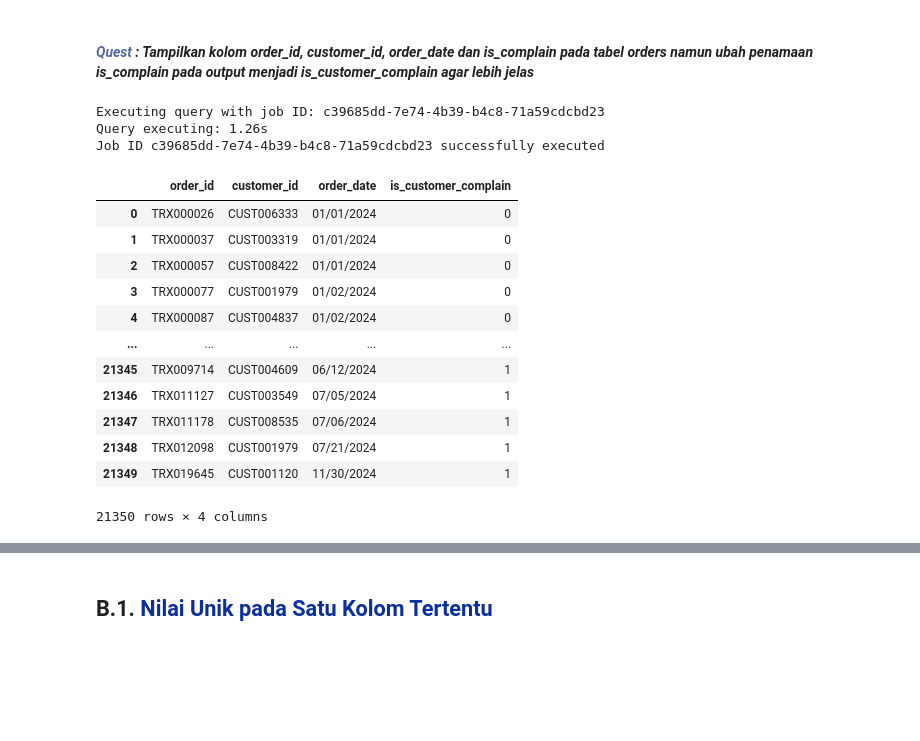
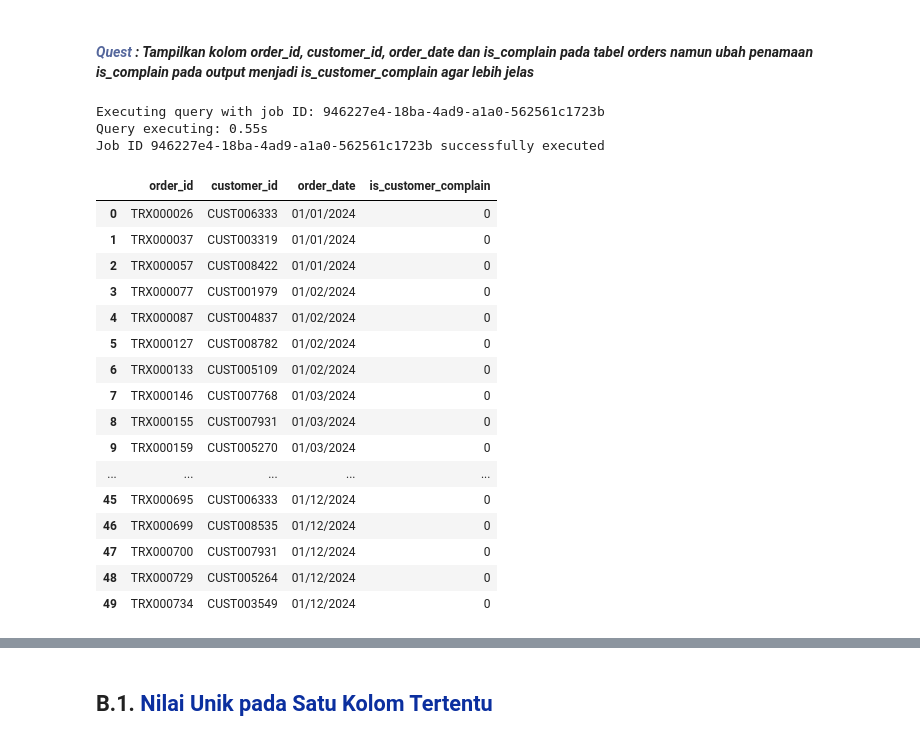
Before and after one commit to Putri-Hasinatuzzafira/SQL_Bigquery-DQLab, a Jupyter notebook: 01_select_limit_orderby.ipynb, the cells around one changed output, grey strips where cells are left out. Drawn from its saved outputs; the diff is of its cells as text; code cells hidden in the pictures; blank space fills up the shorter version.

```diff
--- a/01_select_limit_orderby.ipynb
+++ b/01_select_limit_orderby.ipynb
@@ -112,31 +124,36 @@ Terkadang perlu untuk memberi nama lain pada saat data ditampilkan untuk memperm
 # %%
 %%bigquery --project {project_id} --verbose
 
 -- Tampilkan kolom order_id, customer_id, order_date dan is_complain pada tabel orders
 -- namun ubah penamaan is_complain pada output menjadi is_customer_complain
 SELECT
   order_id,
   customer_id,
   order_date,
   is_complain AS is_customer_complain
 FROM dqlab-putri512.dq_pizza.orders
+LIMIT 50
 # %% [output]
-Executing query with job ID: c39685dd-7e74-4b39-b4c8-71a59cdcbd23
-Query executing: 1.26s
-Job ID c39685dd-7e74-4b39-b4c8-71a59cdcbd23 successfully executed
+Executing query with job ID: 946227e4-18ba-4ad9-a1a0-562561c1723b
+Query executing: 0.55s
+Job ID 946227e4-18ba-4ad9-a1a0-562561c1723b successfully executed
 |  | order_id | customer_id | order_date | is_customer_complain |
 | 0 | TRX000026 | CUST006333 | 01/01/2024 | 0 |
 | 1 | TRX000037 | CUST003319 | 01/01/2024 | 0 |
 | 2 | TRX000057 | CUST008422 | 01/01/2024 | 0 |
 | 3 | TRX000077 | CUST001979 | 01/02/2024 | 0 |
 | 4 | TRX000087 | CUST004837 | 01/02/2024 | 0 |
+| 5 | TRX000127 | CUST008782 | 01/02/2024 | 0 |
+| 6 | TRX000133 | CUST005109 | 01/02/2024 | 0 |
+| 7 | TRX000146 | CUST007768 | 01/03/2024 | 0 |
+| 8 | TRX000155 | CUST007931 | 01/03/2024 | 0 |
+| 9 | TRX000159 | CUST005270 | 01/03/2024 | 0 |
 | ... | ... | ... | ... | ... |
-| 21345 | TRX009714 | CUST004609 | 06/12/2024 | 1 |
-| 21346 | TRX011127 | CUST003549 | 07/05/2024 | 1 |
-| 21347 | TRX011178 | CUST008535 | 07/06/2024 | 1 |
-| 21348 | TRX012098 | CUST001979 | 07/21/2024 | 1 |
-| 21349 | TRX019645 | CUST001120 | 11/30/2024 | 1 |
+| 45 | TRX000695 | CUST006333 | 01/12/2024 | 0 |
+| 46 | TRX000699 | CUST008535 | 01/12/2024 | 0 |
+| 47 | TRX000700 | CUST007931 | 01/12/2024 | 0 |
+| 48 | TRX000729 | CUST005264 | 01/12/2024 | 0 |
+| 49 | TRX000734 | CUST003549 | 01/12/2024 | 0 |
-21350 rows × 4 columns
 # %% [markdown]
 <a id="B"></a>
 # <b>B. <span style='color:#E1B12D'><code>DISTINCT</code></span></b>
```
Also changed, not shown: parts of 11 cells of this notebook.
